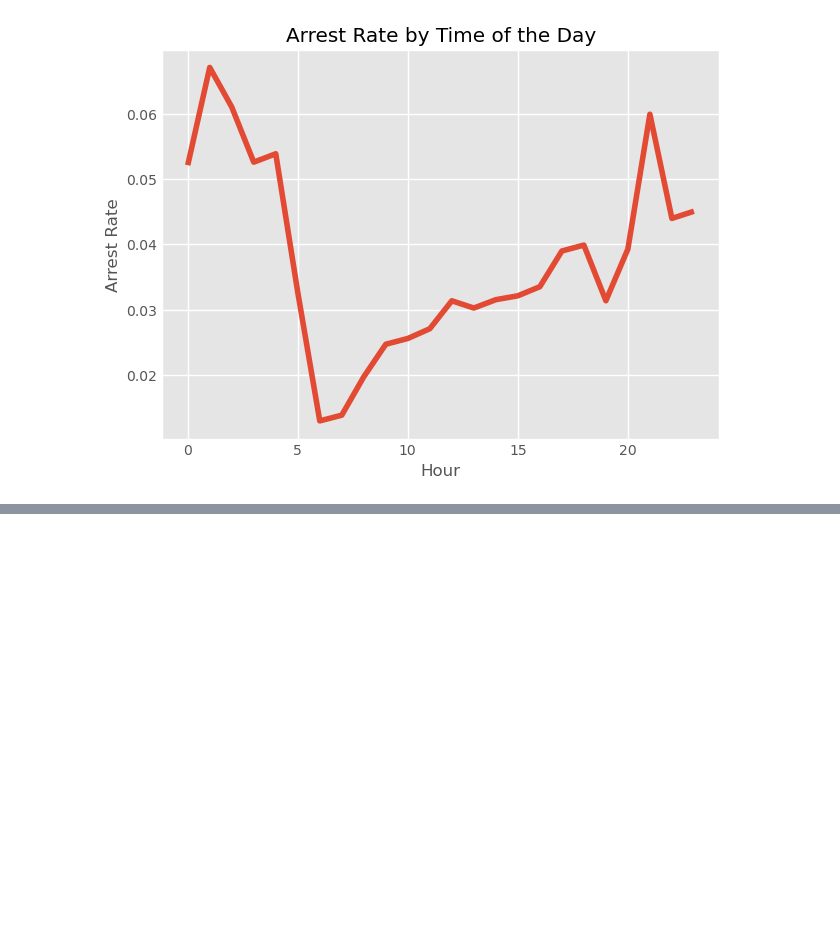
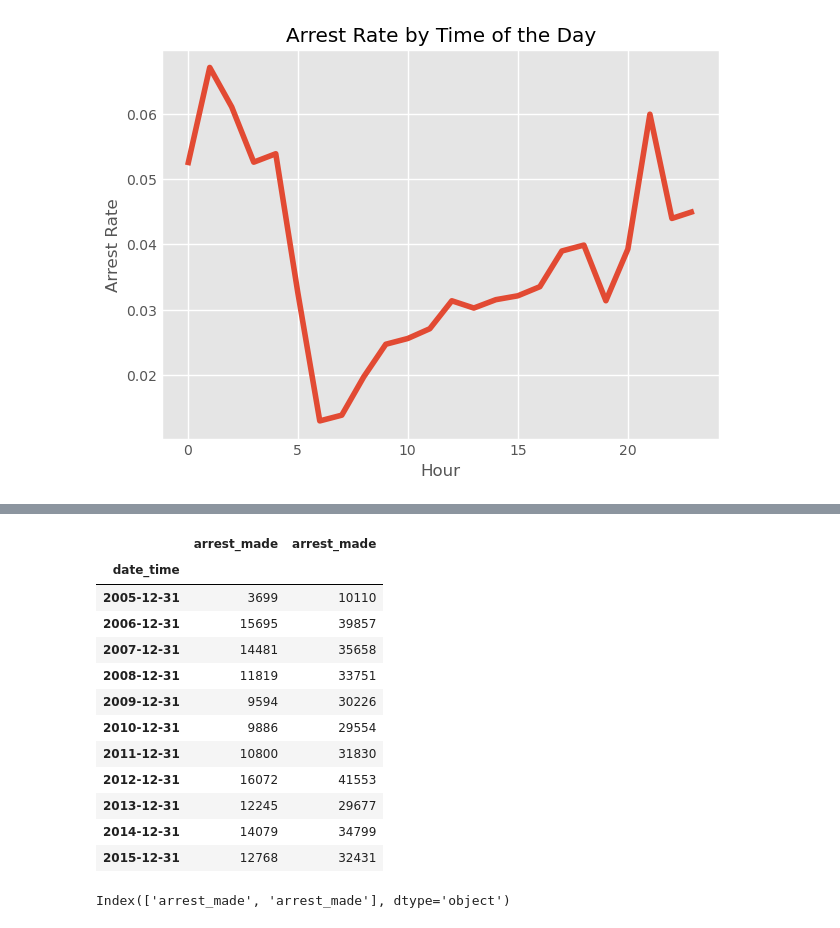
Before and after one commit to nevracorapsiz/Analyzing-Rhode-Island-Traffic-Stops, a Jupyter notebook: RI_TRAFFIC_STOPS.ipynb, the cells around one changed output, grey strips where cells are left out. Cells and saved outputs as stored; diff of their text form; code cells hidden in the pictures; blank space fills up the shorter version.

```diff
--- a/RI_TRAFFIC_STOPS.ipynb
+++ b/RI_TRAFFIC_STOPS.ipynb
@@ -572,0 +567,3 @@ plt.show()
+# %%
+female.set_index("date_time",inplace=True)
+male.set_index("date_time",inplace=True)
@@ -572,0 +604,21 @@ plt.show()
+# %%
+annuel_arrest=pd.concat([annual_female_arrest,annual_male_arrest],axis='columns')
+annuel_arrest
+# %% [output]
+|  | arrest_made | arrest_made |
+| date_time |  |  |
+| 2005-12-31 | 3699 | 10110 |
+| 2006-12-31 | 15695 | 39857 |
+| 2007-12-31 | 14481 | 35658 |
+| 2008-12-31 | 11819 | 33751 |
+| 2009-12-31 | 9594 | 30226 |
+| 2010-12-31 | 9886 | 29554 |
+| 2011-12-31 | 10800 | 31830 |
+| 2012-12-31 | 16072 | 41553 |
+| 2013-12-31 | 12245 | 29677 |
+| 2014-12-31 | 14079 | 34799 |
+| 2015-12-31 | 12768 | 32431 |
+# %%
+annuel_arrest.columns
+# %% [output]
+Index(['arrest_made', 'arrest_made'], dtype='object')
```
Also changed, not shown: parts of 9 cells of this notebook.
